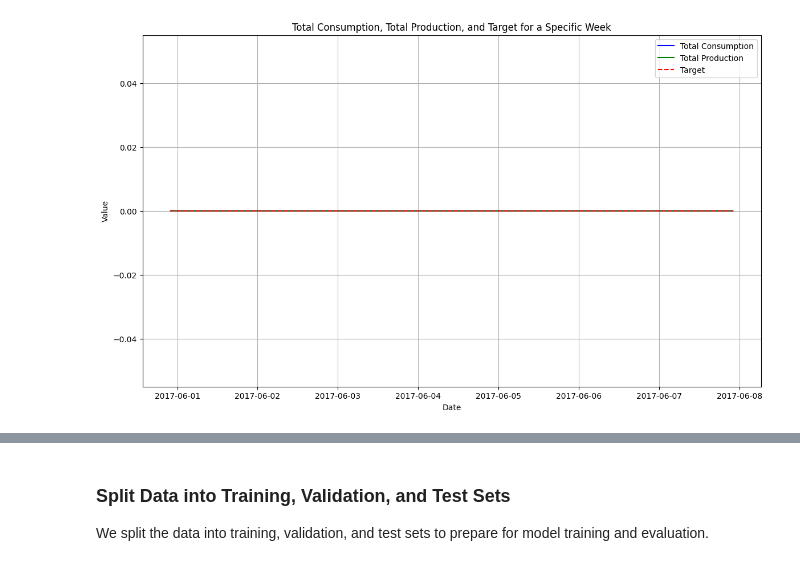
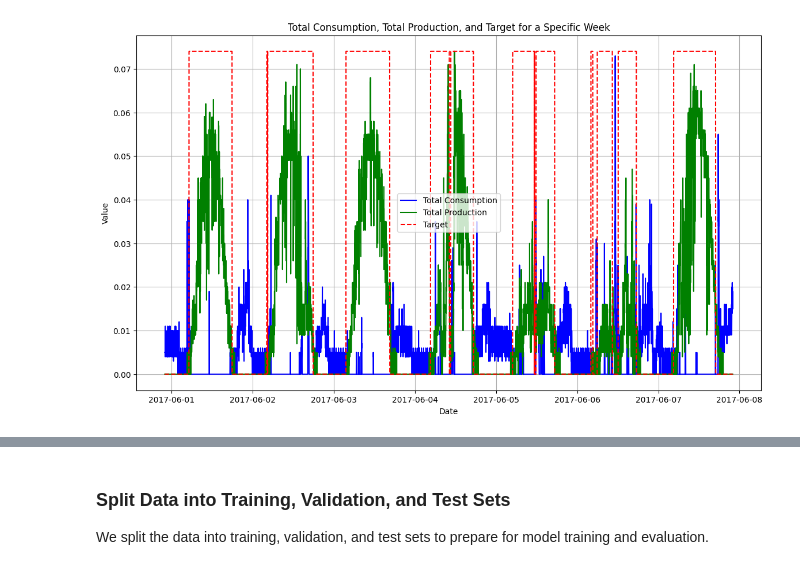
Before and after one commit to keyko-io/olas-energy-management-agents, a Jupyter notebook: notebooks/TRANSFORMER - Energy Consumption.ipynb, the cells around one changed output, grey strips where cells are left out. Saved outputs shown, nothing was run; the diff lists cells and outputs as text; code cells hidden in the pictures.

Commit message:
Modified model features structure, added datetime to features, added multiple households

```diff
--- a/notebooks/TRANSFORMER - Energy Consumption.ipynb
+++ b/notebooks/TRANSFORMER - Energy Consumption.ipynb
@@ -280,0 +269,16 @@ ax = counts.plot.bar(color=colors)
+# %%
+columns_of_interest = [
+    ('DE_KN_residential1_grid_import', 'DE_KN_residential1_pv'),
+    ('DE_KN_residential3_grid_import', 'DE_KN_residential3_pv'),
+    ('DE_KN_residential4_grid_import', 'DE_KN_residential4_pv'),
+    ('DE_KN_residential6_grid_import', 'DE_KN_residential6_pv')
+]
+
+sub_dfs = {}
+
+# Select sub dataframes for each house
+for i, (grid_import_col, pv_col) in enumerate(columns_of_interest, start=1):
+    sub_df = data[[grid_import_col, pv_col]].dropna(subset=[grid_import_col, pv_col])
+    sub_df.columns = ['grid_import', 'pv']  # Rename columns
+    sub_dfs[f'residential{i}'] = sub_df
+    print(sub_dfs[f'residential{i}'].head())
@@ -280,0 +303,4 @@ ax = counts.plot.bar(color=colors)
+# %%
+# Preprocess data
+data_preprocessed = preprocess_data(sub_dfs)
+Xs, ys = select_features(data_preprocessed)
@@ -307,21 +349,21 @@ Index([2016-12-01 14:46:00+01:00, 2016-12-01 14:47:00+01:00,
 # %%
 
-week_data = data_preprocessed[start_date:end_date]
+week_data = data_preprocessed['residential2'][start_date:end_date]
 
 plt.figure(figsize=(14, 8))
-plt.plot(week_data.index, week_data['total_consumption'], label='Total Consumption', color='blue')
-plt.plot(week_data.index, week_data['total_production'], label='Total Production', color='green')
-plt.plot(week_data.index, week_data['target'] * week_data['total_production'].max(), label='Target', color='red', linestyle='--')
+plt.plot(week_data.index, week_data['grid_import'], label='Total Consumption', color='blue')
+plt.plot(week_data.index, week_data['pv'], label='Total Production', color='green')
+plt.plot(week_data.index, week_data['target'] * week_data['pv'].max(), label='Target', color='red', linestyle='--')
 
 # Formatting the x-axis to show dates
 plt.gca().xaxis.set_major_locator(mdates.DayLocator())
 plt.gca().xaxis.set_major_formatter(mdates.DateFormatter('%Y-%m-%d'))
 
 plt.xlabel('Date')
 plt.ylabel('Value')
 plt.title('Total Consumption, Total Production, and Target for a Specific Week')
 plt.legend()
 plt.grid(True)
 plt.show()
 # %% [output]
-[figure, old version]
+[figure, new version]
```
Also changed, not shown: parts of 23 cells of this notebook, 5 other files.
